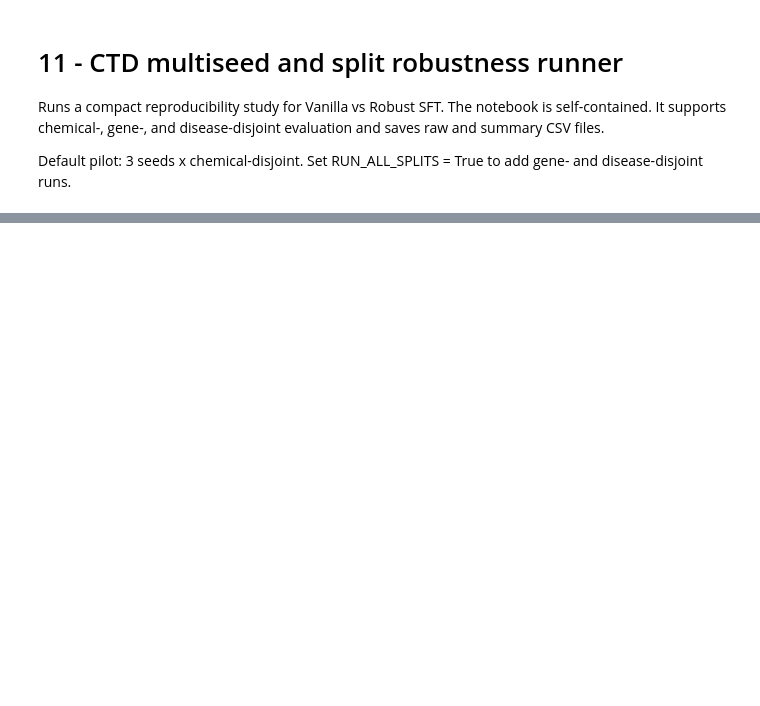
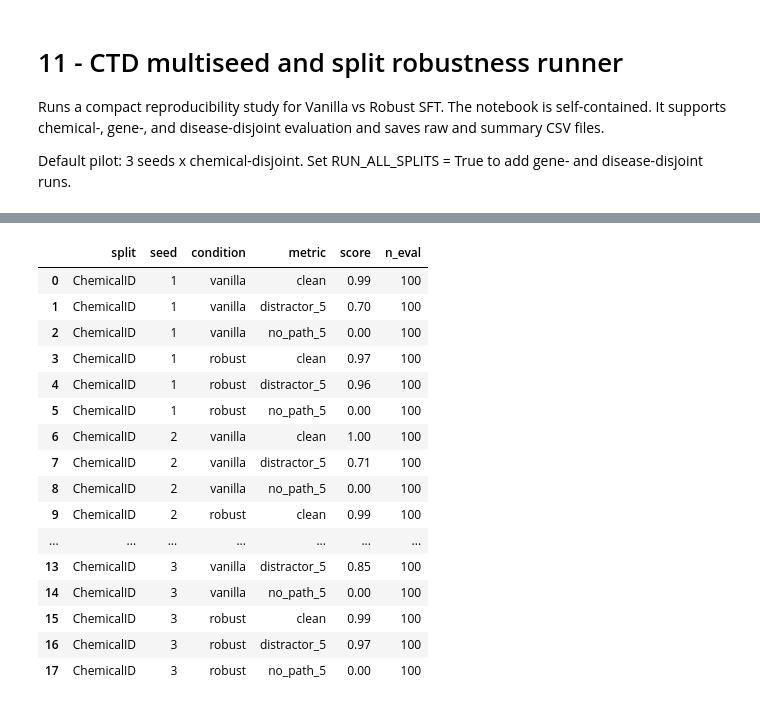
Before and after one commit to inoue0426/llm-post-training, a Jupyter notebook: notebooks/11_ctd_multiseed_split_runner_v2.ipynb, the cells around one changed output, grey strips where cells are left out. Drawn from its saved outputs; the diff is of its cells as text; code cells hidden in the pictures; blank space fills up the shorter version.

```diff
--- a/notebooks/11_ctd_multiseed_split_runner_v2.ipynb
+++ b/notebooks/11_ctd_multiseed_split_runner_v2.ipynb
@@ -182,3 +203,23 @@ summary_df=(results_df.groupby(["split","condition","metric"],as_index=False)["s
 summary_df.to_csv("11_summary.csv",index=False)
 print(summary_df.to_string(index=False))
 print("Saved: 11_results.csv and 11_summary.csv")
+# %%
+pd.read_csv("11_results.csv")
+# %% [output]
+|  | split | seed | condition | metric | score | n_eval |
+| 0 | ChemicalID | 1 | vanilla | clean | 0.99 | 100 |
+| 1 | ChemicalID | 1 | vanilla | distractor_5 | 0.70 | 100 |
+| 2 | ChemicalID | 1 | vanilla | no_path_5 | 0.00 | 100 |
+| 3 | ChemicalID | 1 | robust | clean | 0.97 | 100 |
+| 4 | ChemicalID | 1 | robust | distractor_5 | 0.96 | 100 |
+| 5 | ChemicalID | 1 | robust | no_path_5 | 0.00 | 100 |
+| 6 | ChemicalID | 2 | vanilla | clean | 1.00 | 100 |
+| 7 | ChemicalID | 2 | vanilla | distractor_5 | 0.71 | 100 |
+| 8 | ChemicalID | 2 | vanilla | no_path_5 | 0.00 | 100 |
+| 9 | ChemicalID | 2 | robust | clean | 0.99 | 100 |
+| ... | ... | ... | ... | ... | ... | ... |
+| 13 | ChemicalID | 3 | vanilla | distractor_5 | 0.85 | 100 |
+| 14 | ChemicalID | 3 | vanilla | no_path_5 | 0.00 | 100 |
+| 15 | ChemicalID | 3 | robust | clean | 0.99 | 100 |
+| 16 | ChemicalID | 3 | robust | distractor_5 | 0.97 | 100 |
+| 17 | ChemicalID | 3 | robust | no_path_5 | 0.00 | 100 |
```
Also changed, not shown: parts of 5 cells of this notebook.
